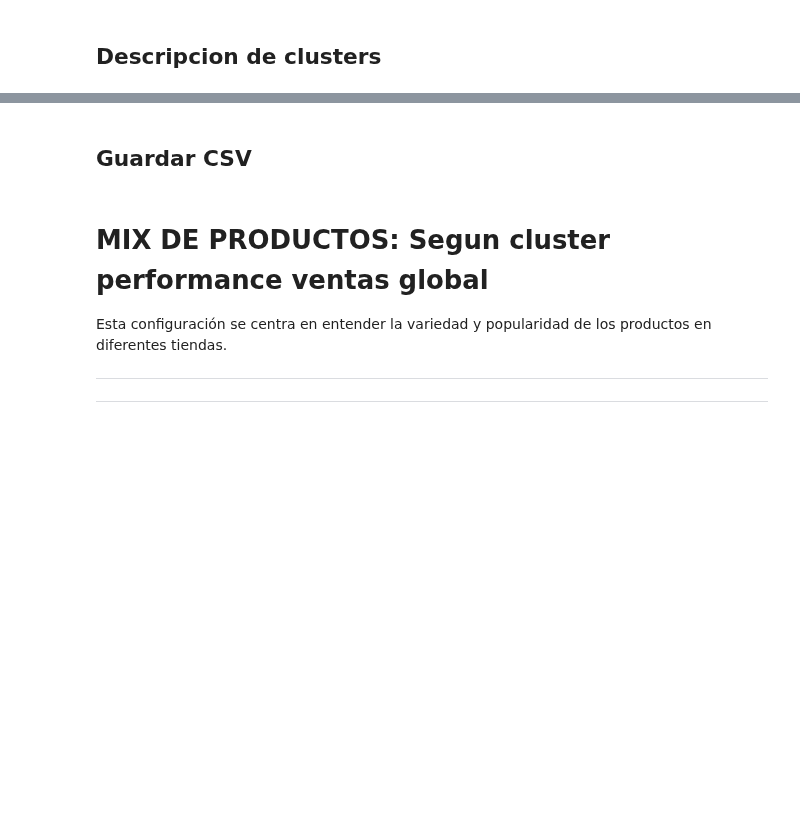
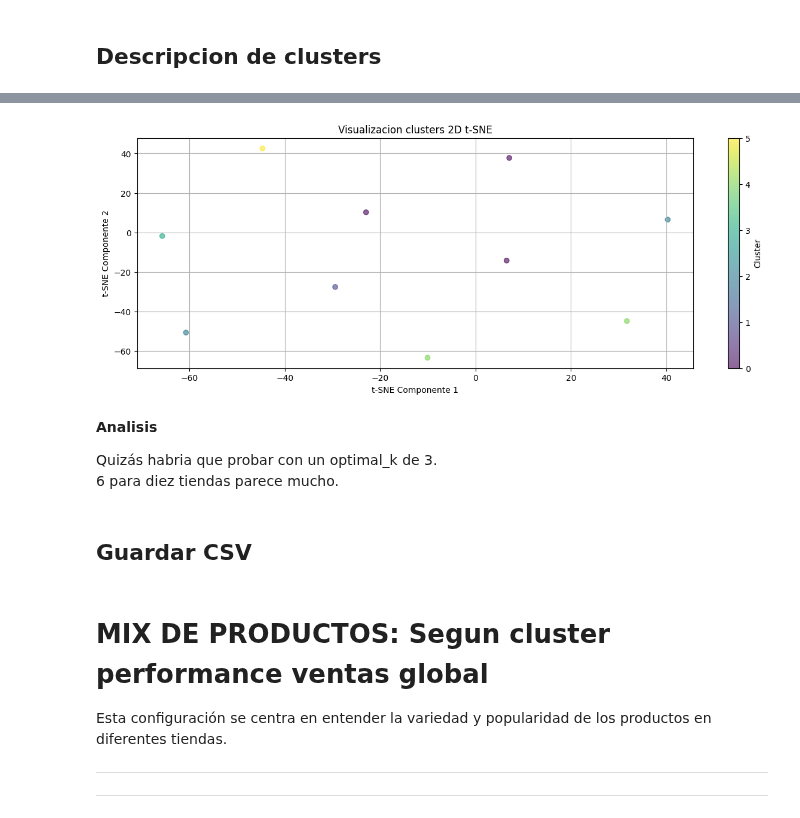
Before and after one commit to antonioMateos/grupo2retail_0424, a Jupyter notebook: 03_Clustering/04_Clustering_Tiendas_v2_daysales.ipynb, the cells around one changed output, grey strips where cells are left out. Drawn from its saved outputs; the diff is of its cells as text; code cells hidden in the pictures; blank space fills up the shorter version.

```diff
--- a/03_Clustering/04_Clustering_Tiendas_v2_daysales.ipynb
+++ b/03_Clustering/04_Clustering_Tiendas_v2_daysales.ipynb
@@ -198,6 +254,13 @@ sns.pairplot(df_pairplot[0:], hue='Cluster', palette='viridis')
 # %%
 # T SNE visualizacion de clusters
-km_m.tsne_visualization(df_pairplot, n_components=2, perplexity=30)
+km_m.tsne_visualization(df_pairplot, n_components=2, perplexity=9)
+# %% [output]
+[figure, added]
+# %% [markdown]
+**Analisis**
+
+Quizás habria que probar con un optimal_k de 3.
+6 para diez tiendas parece mucho.
 # %%
 # Seleccionamos las features según la lista most_important_features obtenida con random forest
 importance_df_filt = importance_df[importance_df['Feature'].isin(most_important_features)]
```
Also changed, not shown: parts of 25 cells of this notebook.
